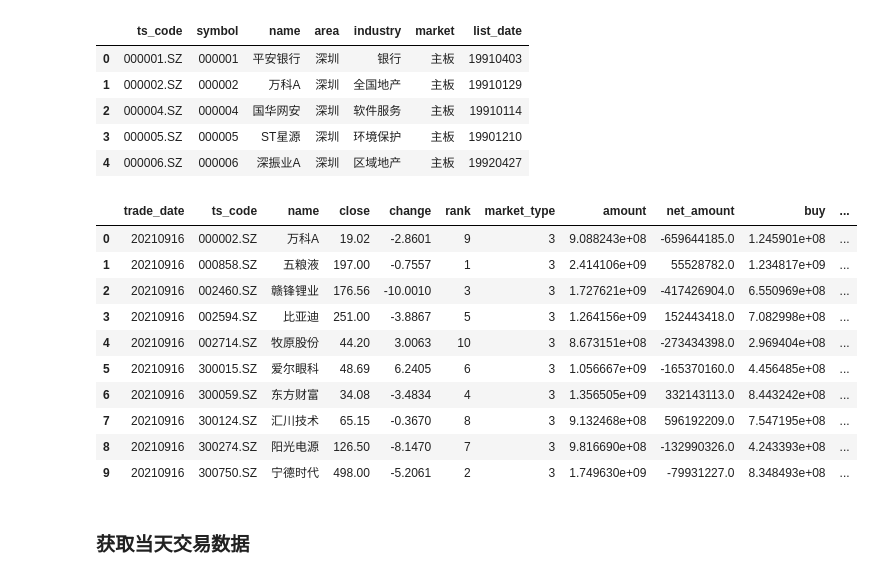
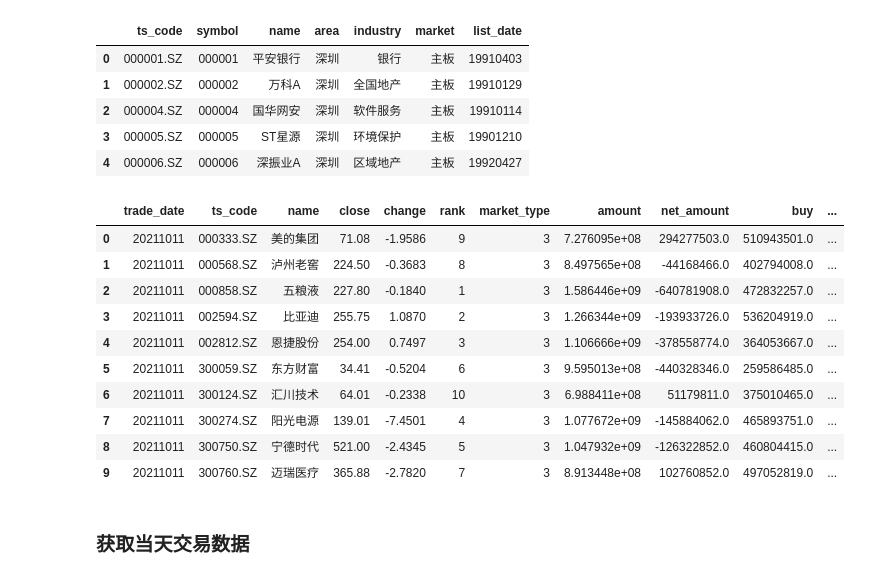
Before and after one commit to heblade/pythontraining, a Jupyter notebook: 21.3 A_stocks.ipynb, the cells around one changed output. Cells and saved outputs as stored; diff of their text form; code cells hidden in the pictures.

```diff
--- a/21.3 A_stocks.ipynb
+++ b/21.3 A_stocks.ipynb
@@ -191,19 +225,19 @@ def export_excel(folder: str, file_name: str, data_dict: dict):
 # %%
 export_excel(stocks_folder, excel_name, {'股票列表': stock_info})
 # %%
-pro.hsgt_top10(trade_date='20210916', market_type='3')
+pro.hsgt_top10(trade_date='20211011', market_type='3')
 # %% [output]
 |  | trade_date | ts_code | name | close | change | rank | market_type | amount | net_amount | buy | ... |
-| 0 | 20210916 | 000002.SZ | 万科A | 19.02 | -2.8601 | 9 | 3 | 9.088243e+08 | -659644185.0 | 1.245901e+08 | ... |
-| 1 | 20210916 | 000858.SZ | 五粮液 | 197.00 | -0.7557 | 1 | 3 | 2.414106e+09 | 55528782.0 | 1.234817e+09 | ... |
-| 2 | 20210916 | 002460.SZ | 赣锋锂业 | 176.56 | -10.0010 | 3 | 3 | 1.727621e+09 | -417426904.0 | 6.550969e+08 | ... |
-| 3 | 20210916 | 002594.SZ | 比亚迪 | 251.00 | -3.8867 | 5 | 3 | 1.264156e+09 | 152443418.0 | 7.082998e+08 | ... |
-| 4 | 20210916 | 002714.SZ | 牧原股份 | 44.20 | 3.0063 | 10 | 3 | 8.673151e+08 | -273434398.0 | 2.969404e+08 | ... |
-| 5 | 20210916 | 300015.SZ | 爱尔眼科 | 48.69 | 6.2405 | 6 | 3 | 1.056667e+09 | -165370160.0 | 4.456485e+08 | ... |
-| 6 | 20210916 | 300059.SZ | 东方财富 | 34.08 | -3.4834 | 4 | 3 | 1.356505e+09 | 332143113.0 | 8.443242e+08 | ... |
-| 7 | 20210916 | 300124.SZ | 汇川技术 | 65.15 | -0.3670 | 8 | 3 | 9.132468e+08 | 596192209.0 | 7.547195e+08 | ... |
-| 8 | 20210916 | 300274.SZ | 阳光电源 | 126.50 | -8.1470 | 7 | 3 | 9.816690e+08 | -132990326.0 | 4.243393e+08 | ... |
-| 9 | 20210916 | 300750.SZ | 宁德时代 | 498.00 | -5.2061 | 2 | 3 | 1.749630e+09 | -79931227.0 | 8.348493e+08 | ... |
+| 0 | 20211011 | 000333.SZ | 美的集团 | 71.08 | -1.9586 | 9 | 3 | 7.276095e+08 | 294277503.0 | 510943501.0 | ... |
+| 1 | 20211011 | 000568.SZ | 泸州老窖 | 224.50 | -0.3683 | 8 | 3 | 8.497565e+08 | -44168466.0 | 402794008.0 | ... |
+| 2 | 20211011 | 000858.SZ | 五粮液 | 227.80 | -0.1840 | 1 | 3 | 1.586446e+09 | -640781908.0 | 472832257.0 | ... |
+| 3 | 20211011 | 002594.SZ | 比亚迪 | 255.75 | 1.0870 | 2 | 3 | 1.266344e+09 | -193933726.0 | 536204919.0 | ... |
+| 4 | 20211011 | 002812.SZ | 恩捷股份 | 254.00 | 0.7497 | 3 | 3 | 1.106666e+09 | -378558774.0 | 364053667.0 | ... |
+| 5 | 20211011 | 300059.SZ | 东方财富 | 34.41 | -0.5204 | 6 | 3 | 9.595013e+08 | -440328346.0 | 259586485.0 | ... |
+| 6 | 20211011 | 300124.SZ | 汇川技术 | 64.01 | -0.2338 | 10 | 3 | 6.988411e+08 | 51179811.0 | 375010465.0 | ... |
+| 7 | 20211011 | 300274.SZ | 阳光电源 | 139.01 | -7.4501 | 4 | 3 | 1.077672e+09 | -145884062.0 | 465893751.0 | ... |
+| 8 | 20211011 | 300750.SZ | 宁德时代 | 521.00 | -2.4345 | 5 | 3 | 1.047932e+09 | -126322852.0 | 460804415.0 | ... |
+| 9 | 20211011 | 300760.SZ | 迈瑞医疗 | 365.88 | -2.7820 | 7 | 3 | 8.913448e+08 | 102760852.0 | 497052819.0 | ... |
 # %% [markdown]
 ### 获取当天交易数据
 # %%
```
Also changed, not shown: parts of 20 cells of this notebook, 11 other files.
